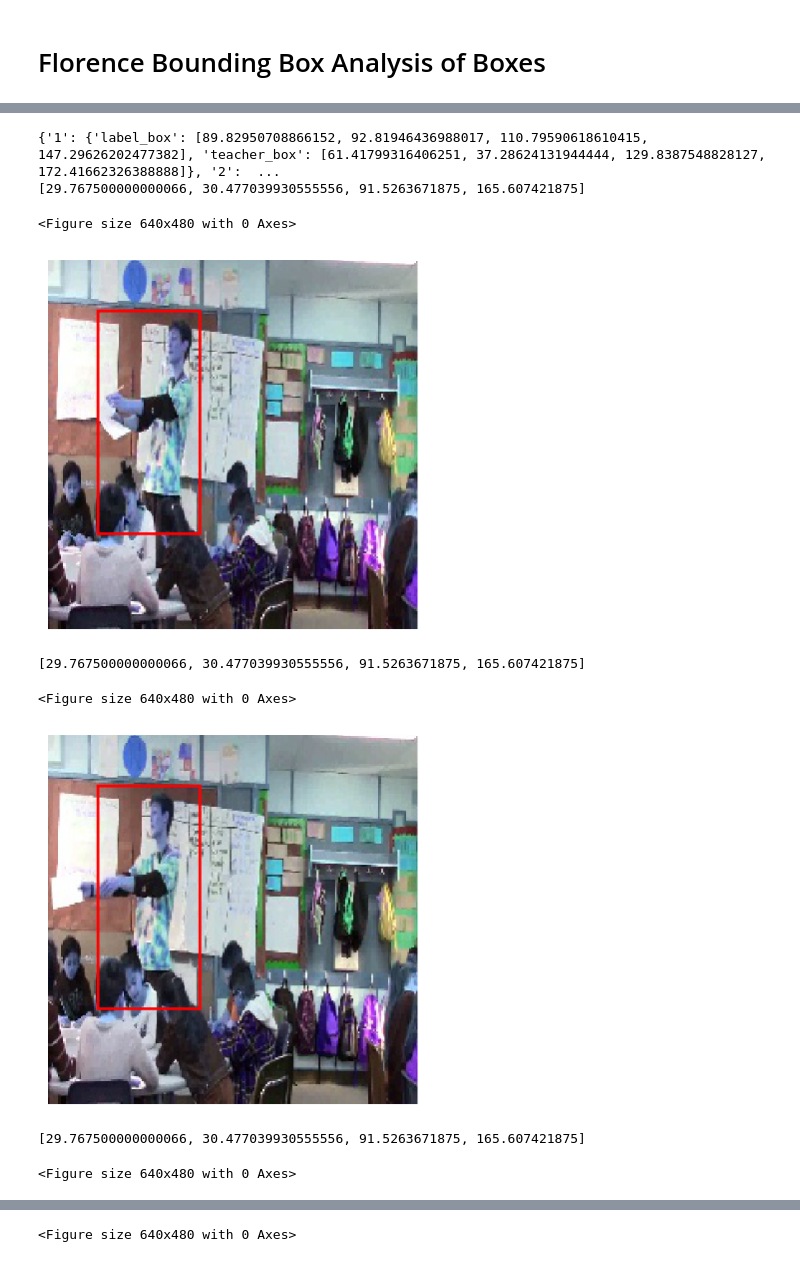
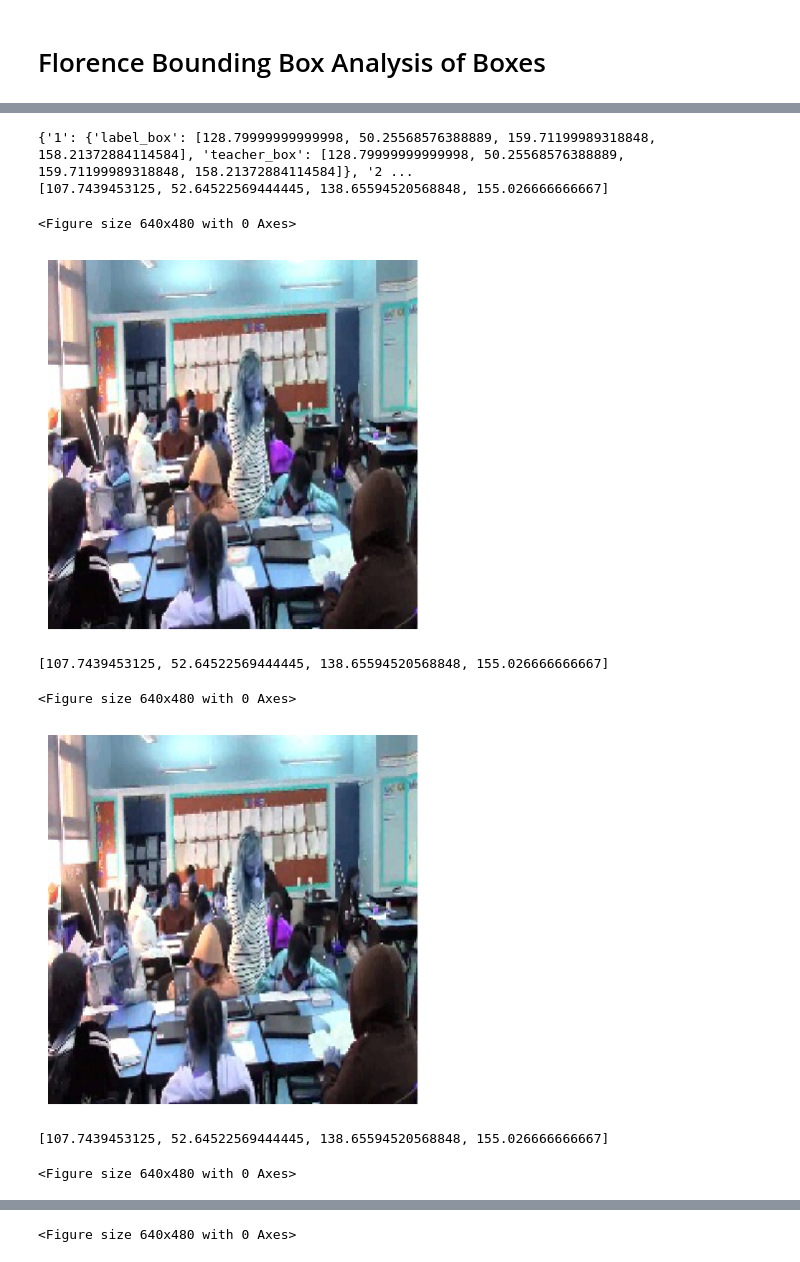
Before and after one commit to jmcgeeuva/SemanticBox, a Jupyter notebook: balance.ipynb, the cells around one changed output, grey strips where cells are left out. Cells and saved outputs as stored; diff of their text form; code cells hidden in the pictures.

```diff
--- a/balance.ipynb
+++ b/balance.ipynb
@@ -314,7 +314,7 @@ def get_best_iou(teacher_bb, bb_dict):
 
     return best, iou
 # %%
-vid_idx = 5
+vid_idx = 8
 idx = 0
 test = 41
 idx, ex_frame_dir, ex_ann = [
@@ -339,6 +339,7 @@ teacher_bbs = []
 for i in range(idx, idx+3):
     teacher_bbs.append((i, json_dict['frames'][f'{idx}']["teacher_box"]))
 
+with_rectangle = False
 teacher_xs = []
 teacher_ys = []
 for teacher_bb in teacher_bbs:
@@ -351,55 +352,41 @@ for teacher_bb in teacher_bbs:
         else:
             ys.append(el)
     teacher_xs.append(xs)
     teacher_ys.append(ys)
 
     # x_min = sorted(xs)[0]
     # x_max = sorted(xs)[-1]
     # y_min = sorted(ys)[0]
     # y_max = sorted(ys)[-1]
     # box_width = x_max-x_min
     # box_height = y_max-y_min
 
     # print(x_min, x_max, y_min, y_max)
 
     x_min = teacher_bb[0]
     y_min = teacher_bb[1]
     box_width = teacher_bb[2]-teacher_bb[0]
     box_height = teacher_bb[3]-teacher_bb[1]
     print(teacher_bb)
     image = Image.open(ex_frame_dir.format(f'{idx:04d}'))
 
     %config InlineBackend.figure_format = 'retina'  # for high-DPI screens
     plt.figure()
     fig, ax = plt.subplots(1)
     ax.imshow(image)
-    rect_teacher = patches.Rectangle((x_min, y_min), box_width, box_height, linewidth=2, edgecolor='r', facecolor='none')
-    ax.add_patch(rect_teacher)
+    if with_rectangle:
+        rect_teacher = patches.Rectangle((x_min, y_min), box_width, box_height, linewidth=2, edgecolor='r', facecolor='none')
+        ax.add_patch(rect_teacher)
     plt.axis('off')
     plt.show()
     fig.savefig(f'output{idx}.png', bbox_inches='tight', pad_inches=0)
-
-# device = "cuda:0"
-
-# task = 'DETAILED_CAPTION'
-# # prompt = f'<{task}>a man at desk with a white board'
-# flo_model, processor = flor2.load("BASE_FT", device)
-
-# norm_bb = normalize(teacher_bb, 224, 224)
-# norm_str = ''
-# # for el in norm_bb:
-# #     norm_str += f'<loc_{el}>'
-# output = run_task(flo_model, processor, image, task, device, norm_str) #'a teacher teaching in front of students') #caption[cap_key])
-# # phrase = grounding[gnd_key]
-
-# print(output)
 # %% [output]
-{'1': {'label_box': [89.82950708866152, 92.81946436988017, 110.79590618610415, 147.29626202477382], 'teacher_box': [61.41799316406251, 37.28624131944444, 129.8387548828127, 172.41662326388888]}, '2':  ...
-[29.767500000000066, 30.477039930555556, 91.5263671875, 165.607421875]
+{'1': {'label_box': [128.79999999999998, 50.25568576388889, 159.71199989318848, 158.21372884114584], 'teacher_box': [128.79999999999998, 50.25568576388889, 159.71199989318848, 158.21372884114584]}, '2 ...
+[107.7439453125, 52.64522569444445, 138.65594520568848, 155.026666666667]
 <Figure size 640x480 with 0 Axes>
-[figure, old version]
+[figure, new version]
-[29.767500000000066, 30.477039930555556, 91.5263671875, 165.607421875]
+[107.7439453125, 52.64522569444445, 138.65594520568848, 155.026666666667]
 <Figure size 640x480 with 0 Axes>
-[figure, old version]
+[figure, new version]
-[29.767500000000066, 30.477039930555556, 91.5263671875, 165.607421875]
+[107.7439453125, 52.64522569444445, 138.65594520568848, 155.026666666667]
 <Figure size 640x480 with 0 Axes>
```
Also changed, not shown: parts of 8 cells of this notebook, 17 other files.
